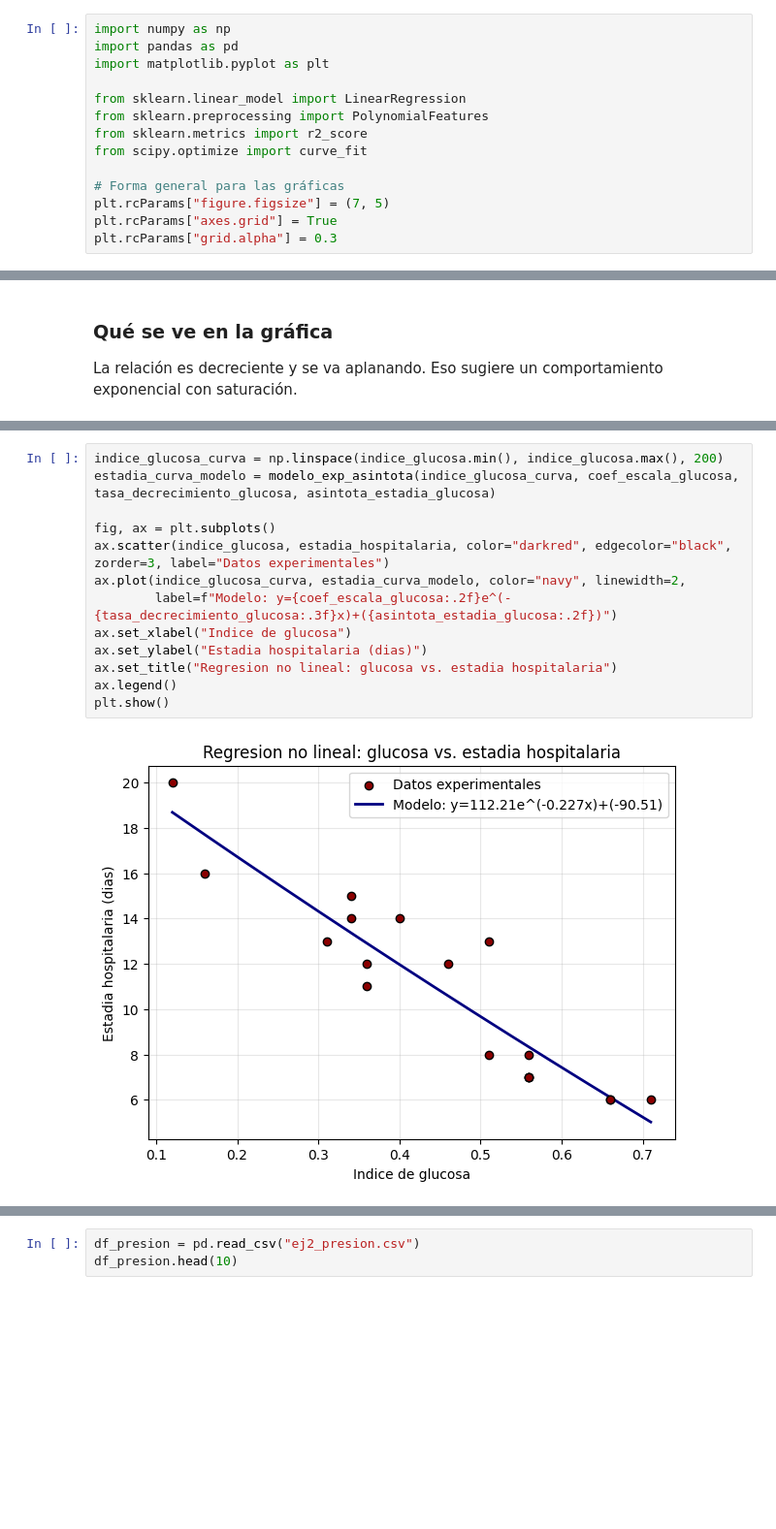
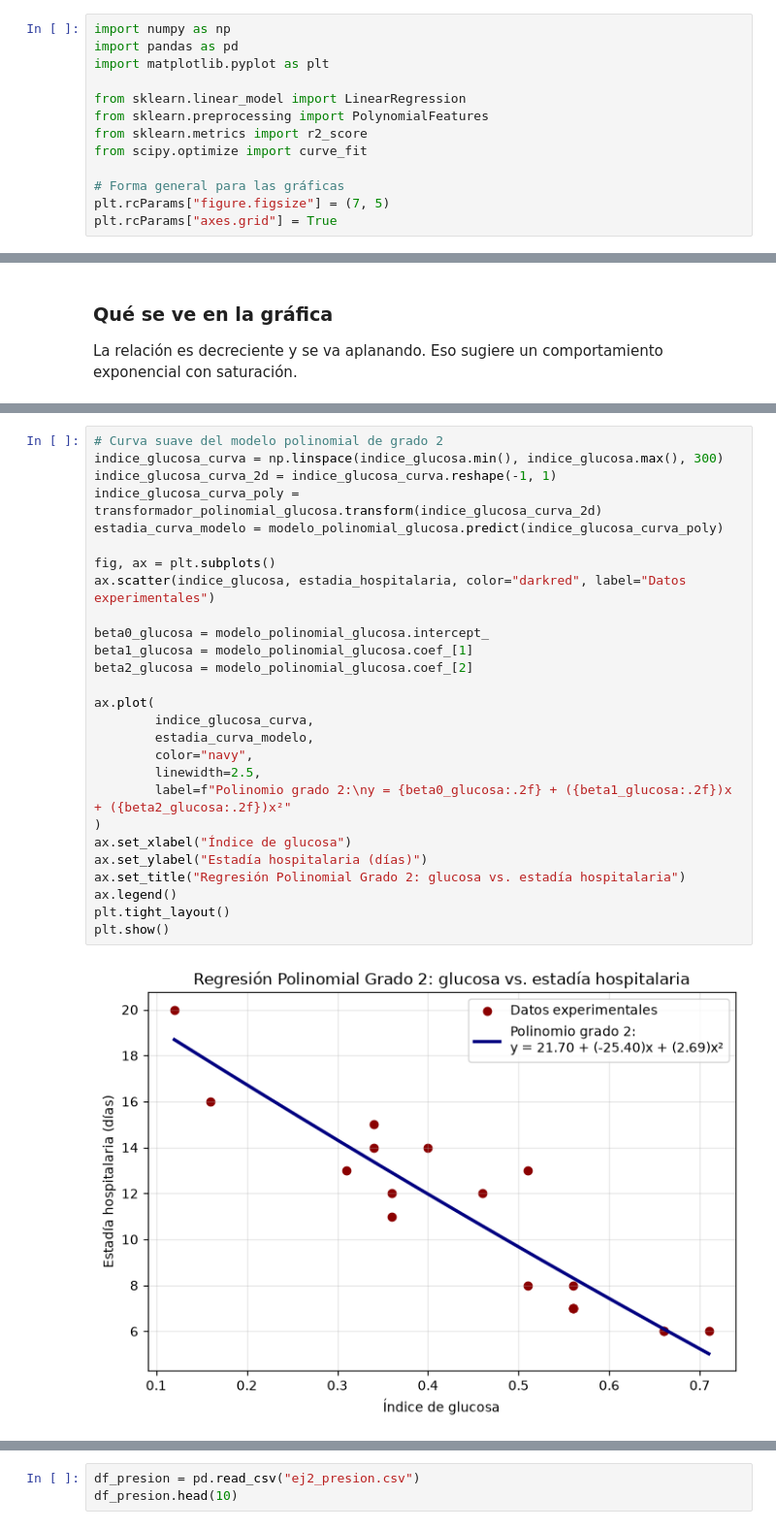
Before and after one commit to Mayday3003/Bioinformatics, a Jupyter notebook: practica/Practica_1_ModelacionDatos.ipynb, the cells around one changed output, grey strips where cells are left out. Shown at 97% size. Saved outputs shown, nothing was run; the diff lists cells and outputs as text; blank space fills up the shorter version.

```diff
--- a/practica/Practica_1_ModelacionDatos.ipynb
+++ b/practica/Practica_1_ModelacionDatos.ipynb
@@ -44,7 +11,6 @@ from scipy.optimize import curve_fit
 # Forma general para las gráficas
 plt.rcParams["figure.figsize"] = (7, 5)
 plt.rcParams["axes.grid"] = True
-plt.rcParams["grid.alpha"] = 0.3
 # %%
 def calcular_r2_r(y_real, y_pred):
     r2 = r2_score(y_real, y_pred)
@@ -189,16 +116,30 @@ Modelo seleccionado: y(x) = 112.2081 * exp(-0.2268 x) + (-90.5055)
 # %%
-indice_glucosa_curva = np.linspace(indice_glucosa.min(), indice_glucosa.max(), 200)
-estadia_curva_modelo = modelo_exp_asintota(indice_glucosa_curva, coef_escala_glucosa, tasa_decrecimiento_glucosa, asintota_estadia_glucosa)
+# Curva suave del modelo polinomial de grado 2
+indice_glucosa_curva = np.linspace(indice_glucosa.min(), indice_glucosa.max(), 300)
+indice_glucosa_curva_2d = indice_glucosa_curva.reshape(-1, 1)
+indice_glucosa_curva_poly = transformador_polinomial_glucosa.transform(indice_glucosa_curva_2d)
+estadia_curva_modelo = modelo_polinomial_glucosa.predict(indice_glucosa_curva_poly)
 
 fig, ax = plt.subplots()
-ax.scatter(indice_glucosa, estadia_hospitalaria, color="darkred", edgecolor="black", zorder=3, label="Datos experimentales")
-ax.plot(indice_glucosa_curva, estadia_curva_modelo, color="navy", linewidth=2,
-        label=f"Modelo: y={coef_escala_glucosa:.2f}e^(-{tasa_decrecimiento_glucosa:.3f}x)+({asintota_estadia_glucosa:.2f})")
-ax.set_xlabel("Indice de glucosa")
-ax.set_ylabel("Estadia hospitalaria (dias)")
-ax.set_title("Regresion no lineal: glucosa vs. estadia hospitalaria")
+ax.scatter(indice_glucosa, estadia_hospitalaria, color="darkred", label="Datos experimentales")
+
+beta0_glucosa = modelo_polinomial_glucosa.intercept_
+beta1_glucosa = modelo_polinomial_glucosa.coef_[1]
+beta2_glucosa = modelo_polinomial_glucosa.coef_[2]
+
+ax.plot(
+        indice_glucosa_curva,
+        estadia_curva_modelo,
+        color="navy",
+        linewidth=2.5,
+        label=f"Polinomio grado 2:\ny = {beta0_glucosa:.2f} + ({beta1_glucosa:.2f})x + ({beta2_glucosa:.2f})x²"
+)
+ax.set_xlabel("Índice de glucosa")
+ax.set_ylabel("Estadía hospitalaria (días)")
+ax.set_title("Regresión Polinomial Grado 2: glucosa vs. estadía hospitalaria")
 ax.legend()
+plt.tight_layout()
 plt.show()
 # %% [output]
-[figure, old version]
+[figure, new version]
 # %% [markdown]
```
Also changed, not shown: parts of 68 cells of this notebook.
